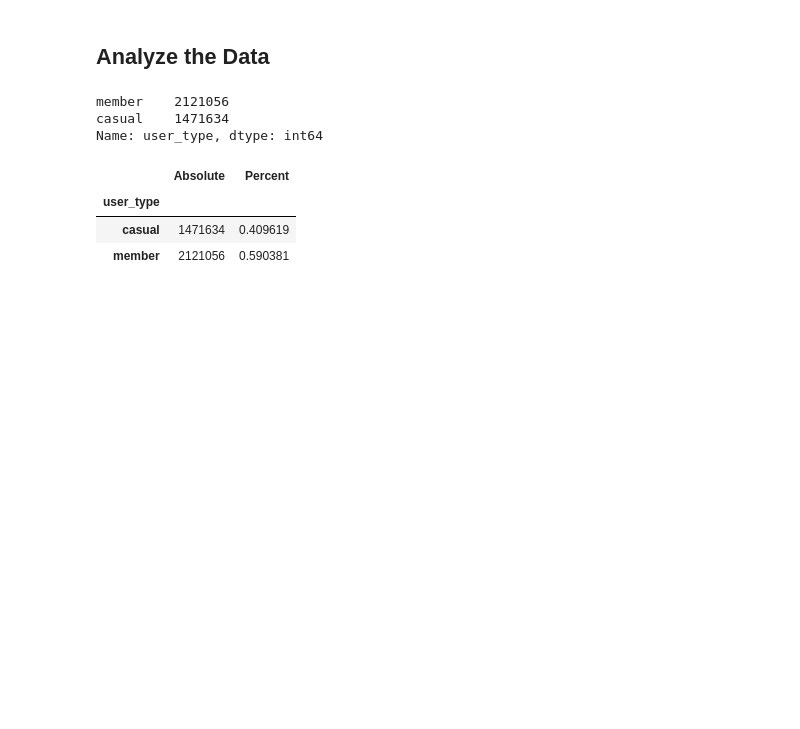
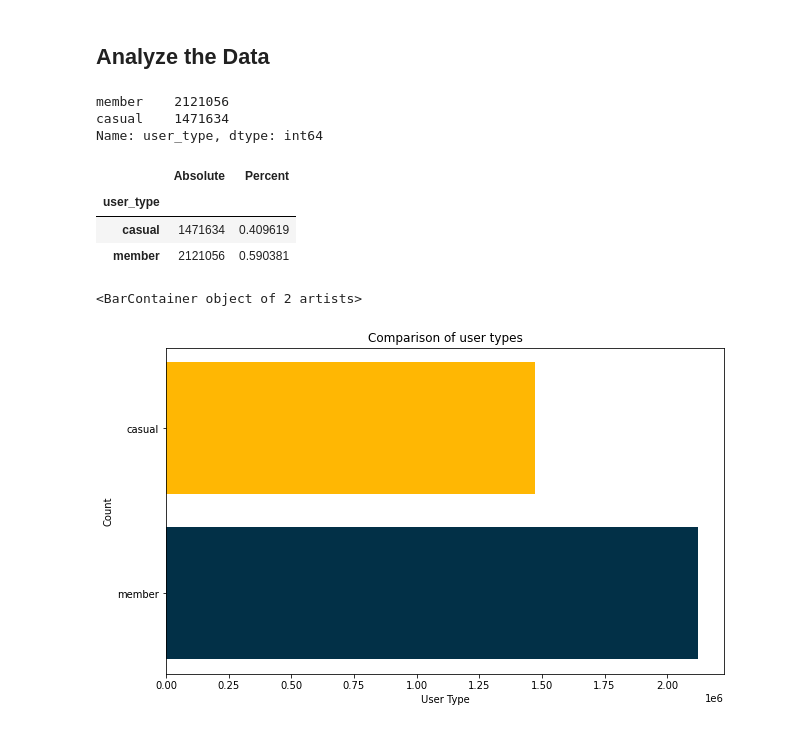
Before and after one commit to danielsaiger1/Data_Analytics, a Jupyter notebook: cyclistic-exploratory-data-analysis-python.ipynb, the cells around one changed output. Drawn from its saved outputs; the diff is of its cells as text; code cells hidden in the pictures; blank space fills up the shorter version.

```diff
--- a/cyclistic-exploratory-data-analysis-python.ipynb
+++ b/cyclistic-exploratory-data-analysis-python.ipynb
@@ -220,3 +222,19 @@ df.groupby('user_type').agg(
 | user_type |  |  |
 | casual | 1471634 | 0.409619 |
 | member | 2121056 | 0.590381 |
+# %%
+#plotting the distribution
+
+fig, ax = plt.subplots(figsize=(10, 6))
+
+ax.set(title = "Comparison of user types",
+       xlabel = "User Type",
+       ylabel = "Count")
+
+counts = list(df.user_type.value_counts())
+names = ['member', 'casual']
+
+ax.barh(names, counts, align='center', color = ['#023047', '#ffb703'])
+# %% [output]
+<BarContainer object of 2 artists>
+[figure, added]
```
Also changed, not shown: parts of 1 cell of this notebook.
